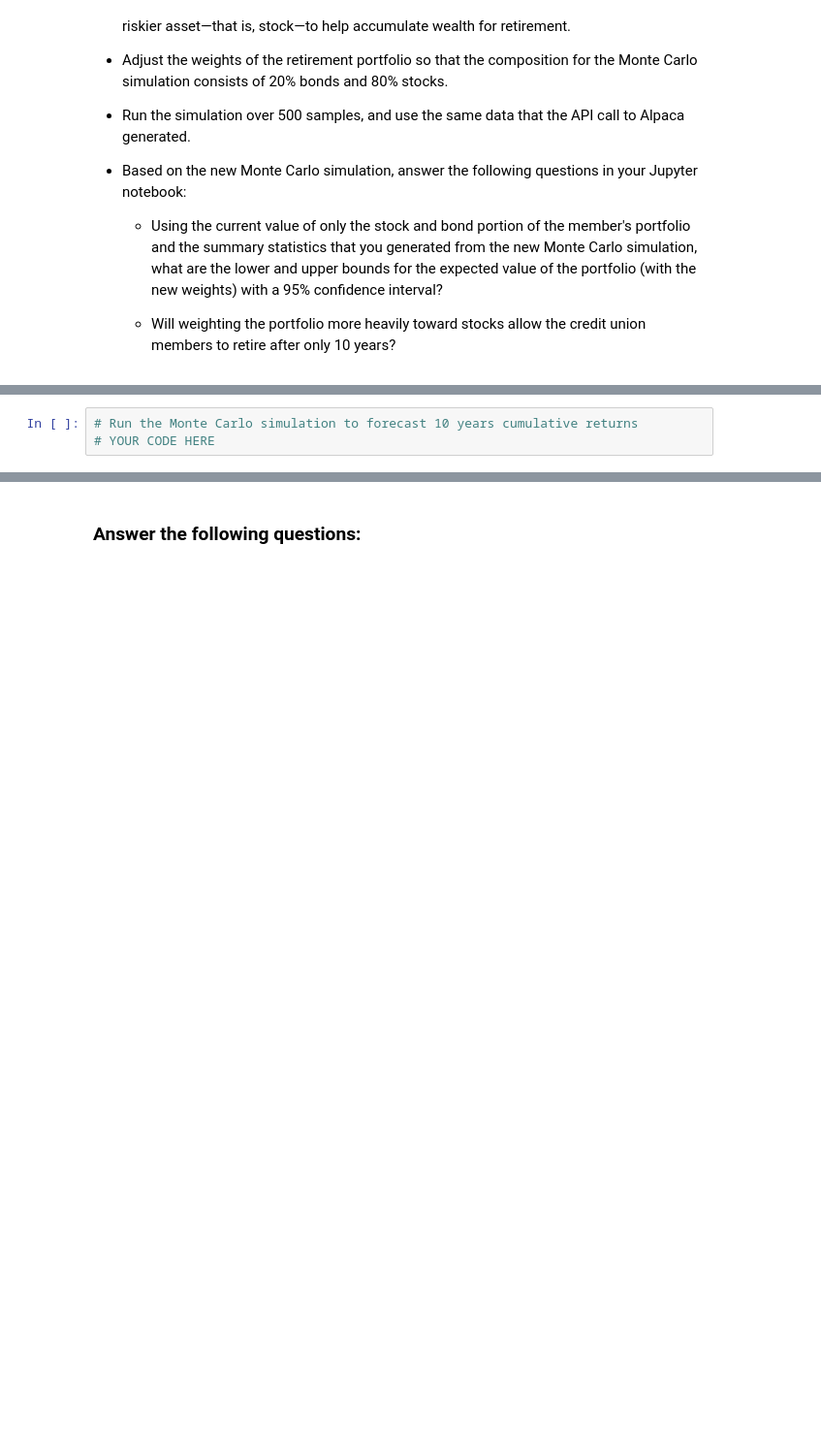
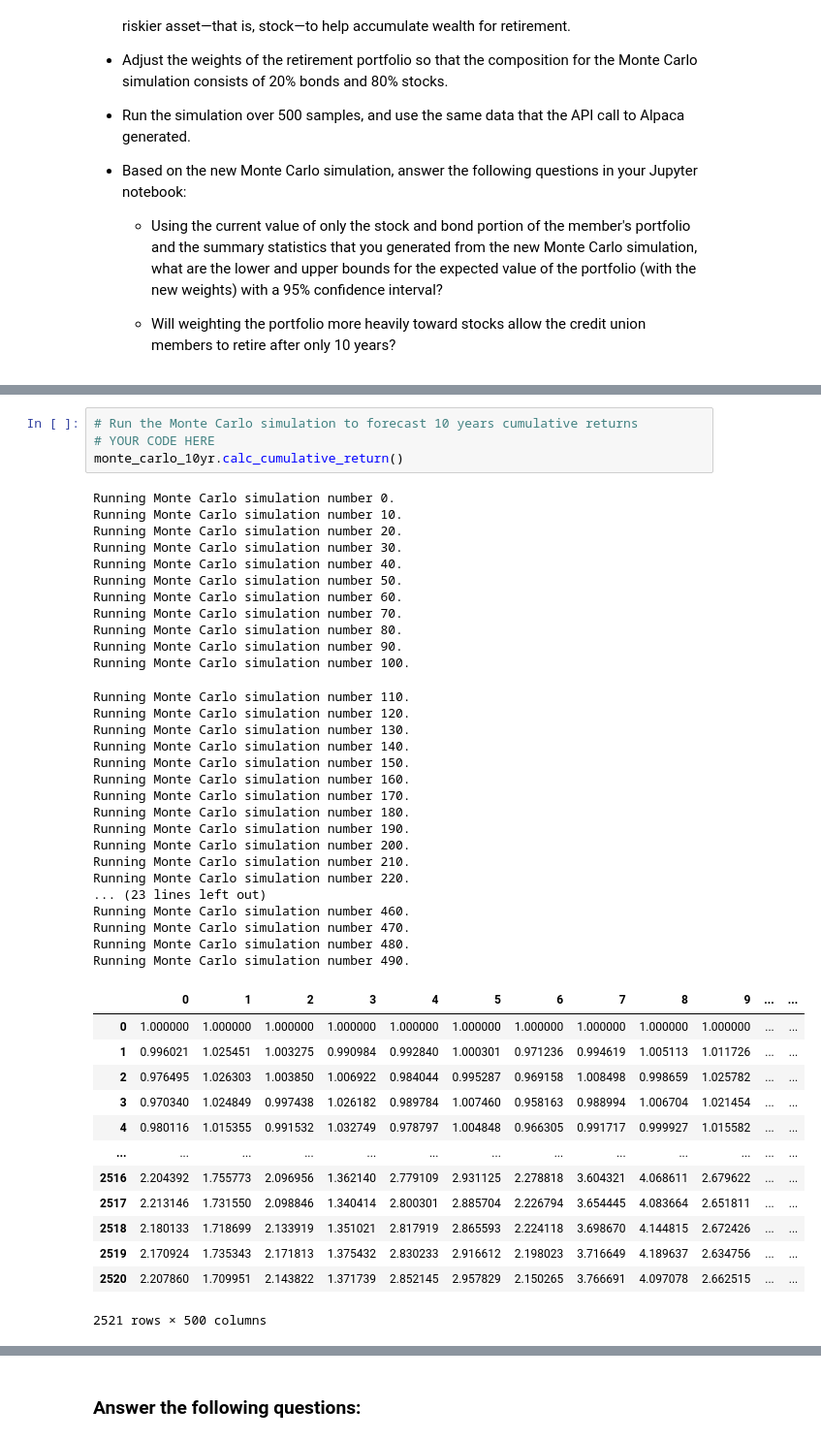
Before and after one commit to willco-1/Emergency-Financial-Planner, a Jupyter notebook: financial_planning_tools.ipynb, the cells around one changed output, grey strips where cells are left out. Shown at 97% size. Cells and saved outputs as stored; diff of their text form; blank space fills up the shorter version.

```diff
--- a/financial_planning_tools.ipynb
+++ b/financial_planning_tools.ipynb
@@ -600,6 +627,49 @@ For this new Monte Carlo simulation, do the following:
 # %%
 # Run the Monte Carlo simulation to forecast 10 years cumulative returns
 # YOUR CODE HERE
+monte_carlo_10yr.calc_cumulative_return()
+# %% [output]
+Running Monte Carlo simulation number 0.
+Running Monte Carlo simulation number 10.
+Running Monte Carlo simulation number 20.
+Running Monte Carlo simulation number 30.
+Running Monte Carlo simulation number 40.
+Running Monte Carlo simulation number 50.
+Running Monte Carlo simulation number 60.
+Running Monte Carlo simulation number 70.
+Running Monte Carlo simulation number 80.
+Running Monte Carlo simulation number 90.
+Running Monte Carlo simulation number 100.
+Running Monte Carlo simulation number 110.
+Running Monte Carlo simulation number 120.
+Running Monte Carlo simulation number 130.
+Running Monte Carlo simulation number 140.
+Running Monte Carlo simulation number 150.
+Running Monte Carlo simulation number 160.
+Running Monte Carlo simulation number 170.
+Running Monte Carlo simulation number 180.
+Running Monte Carlo simulation number 190.
+Running Monte Carlo simulation number 200.
+Running Monte Carlo simulation number 210.
+Running Monte Carlo simulation number 220.
+... (23 lines left out)
+Running Monte Carlo simulation number 460.
+Running Monte Carlo simulation number 470.
+Running Monte Carlo simulation number 480.
+Running Monte Carlo simulation number 490.
+|  | 0 | 1 | 2 | 3 | 4 | 5 | 6 | 7 | 8 | 9 | ... | ... |
+| 0 | 1.000000 | 1.000000 | 1.000000 | 1.000000 | 1.000000 | 1.000000 | 1.000000 | 1.000000 | 1.000000 | 1.000000 | ... | ... |
+| 1 | 0.996021 | 1.025451 | 1.003275 | 0.990984 | 0.992840 | 1.000301 | 0.971236 | 0.994619 | 1.005113 | 1.011726 | ... | ... |
+| 2 | 0.976495 | 1.026303 | 1.003850 | 1.006922 | 0.984044 | 0.995287 | 0.969158 | 1.008498 | 0.998659 | 1.025782 | ... | ... |
+| 3 | 0.970340 | 1.024849 | 0.997438 | 1.026182 | 0.989784 | 1.007460 | 0.958163 | 0.988994 | 1.006704 | 1.021454 | ... | ... |
+| 4 | 0.980116 | 1.015355 | 0.991532 | 1.032749 | 0.978797 | 1.004848 | 0.966305 | 0.991717 | 0.999927 | 1.015582 | ... | ... |
+| ... | ... | ... | ... | ... | ... | ... | ... | ... | ... | ... | ... | ... |
+| 2516 | 2.204392 | 1.755773 | 2.096956 | 1.362140 | 2.779109 | 2.931125 | 2.278818 | 3.604321 | 4.068611 | 2.679622 | ... | ... |
+| 2517 | 2.213146 | 1.731550 | 2.098846 | 1.340414 | 2.800301 | 2.885704 | 2.226794 | 3.654445 | 4.083664 | 2.651811 | ... | ... |
+| 2518 | 2.180133 | 1.718699 | 2.133919 | 1.351021 | 2.817919 | 2.865593 | 2.224118 | 3.698670 | 4.144815 | 2.672426 | ... | ... |
+| 2519 | 2.170924 | 1.735343 | 2.171813 | 1.375432 | 2.830233 | 2.916612 | 2.198023 | 3.716649 | 4.189637 | 2.634756 | ... | ... |
+| 2520 | 2.207860 | 1.709951 | 2.143822 | 1.371739 | 2.852145 | 2.957829 | 2.150265 | 3.766691 | 4.097078 | 2.662515 | ... | ... |
+2521 rows × 500 columns
 # %%
 # Visualize the 10-year Monte Carlo simulation by creating an
 # overlay line plot
```
Also changed, not shown: parts of 11 cells of this notebook.
